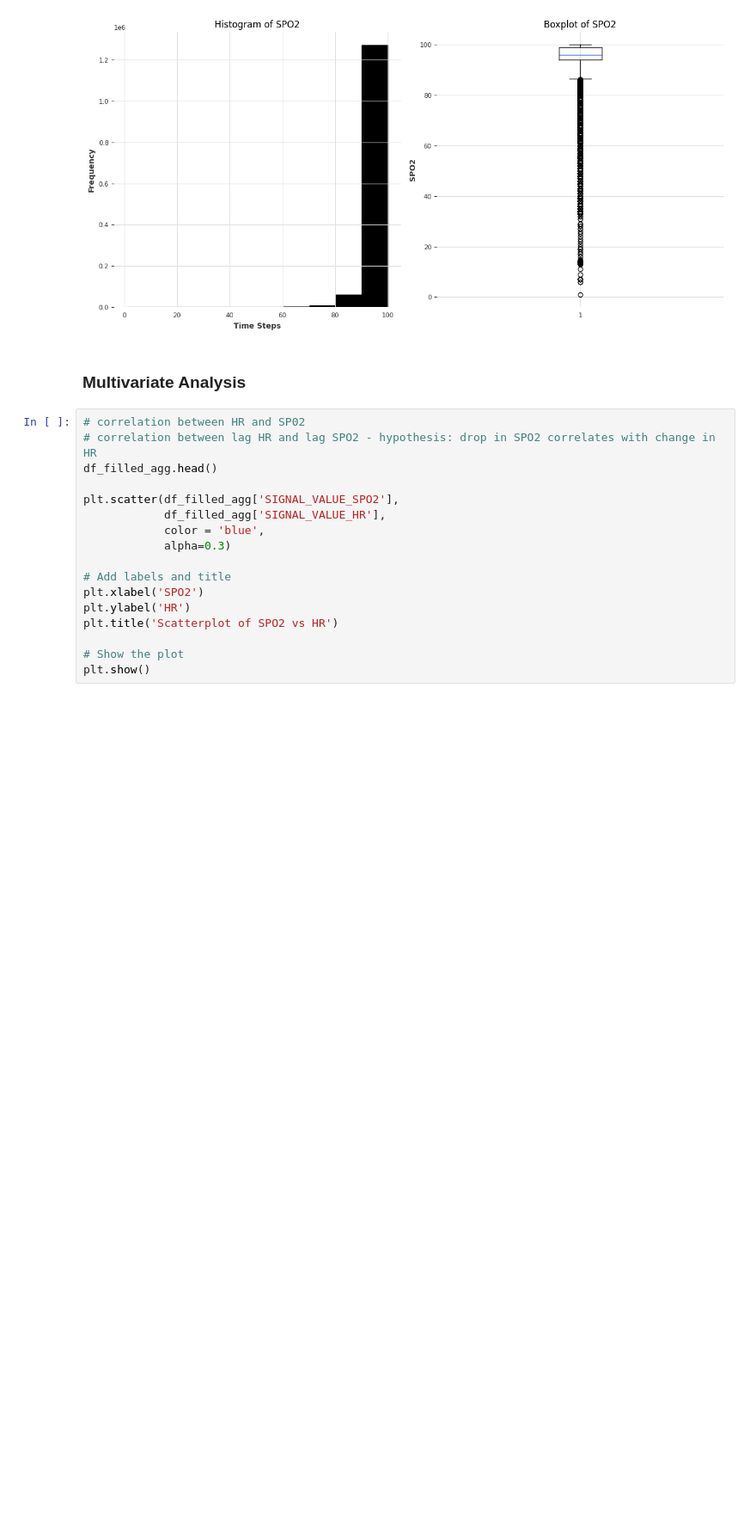
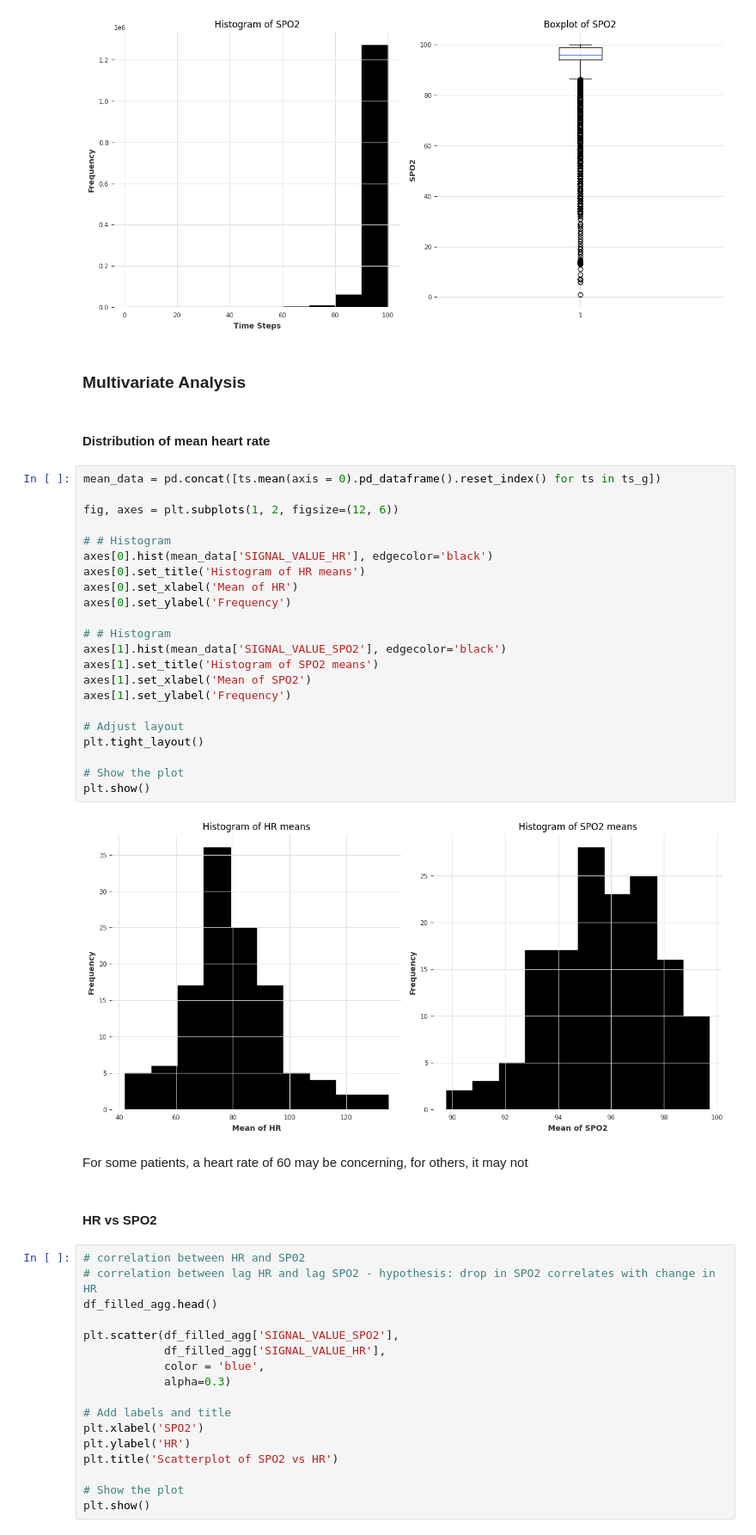
Before and after one commit to dknapp17/ts-dl, a Jupyter notebook: heart-rate-prediction.ipynb, the cells around one changed output. Shown at 86% size. Drawn from its saved outputs; the diff is of its cells as text; blank space fills up the shorter version.

```diff
--- a/heart-rate-prediction.ipynb
+++ b/heart-rate-prediction.ipynb
@@ -401,6 +400,36 @@ plt.show()
 [figure]
 # %% [markdown]
 ### Multivariate Analysis
+# %% [markdown]
+#### Distribution of mean heart rate
+# %%
+mean_data = pd.concat([ts.mean(axis = 0).pd_dataframe().reset_index() for ts in ts_g])
+
+fig, axes = plt.subplots(1, 2, figsize=(12, 6))
+
+# # Histogram
+axes[0].hist(mean_data['SIGNAL_VALUE_HR'], edgecolor='black')
+axes[0].set_title('Histogram of HR means')
+axes[0].set_xlabel('Mean of HR')
+axes[0].set_ylabel('Frequency')
+
+# # Histogram
+axes[1].hist(mean_data['SIGNAL_VALUE_SPO2'], edgecolor='black')
+axes[1].set_title('Histogram of SPO2 means')
+axes[1].set_xlabel('Mean of SPO2')
+axes[1].set_ylabel('Frequency')
+
+# Adjust layout
+plt.tight_layout()
+
+# Show the plot
+plt.show()
+# %% [output]
+[figure, added]
+# %% [markdown]
+For some patients, a heart rate of 60 may be concerning, for others, it may not
+# %% [markdown]
+#### HR vs SPO2
 # %%
 # correlation between HR and SP02
 # correlation between lag HR and lag SPO2 - hypothesis: drop in SPO2 correlates with change in HR
```
Also changed, not shown: parts of 5 cells of this notebook.
